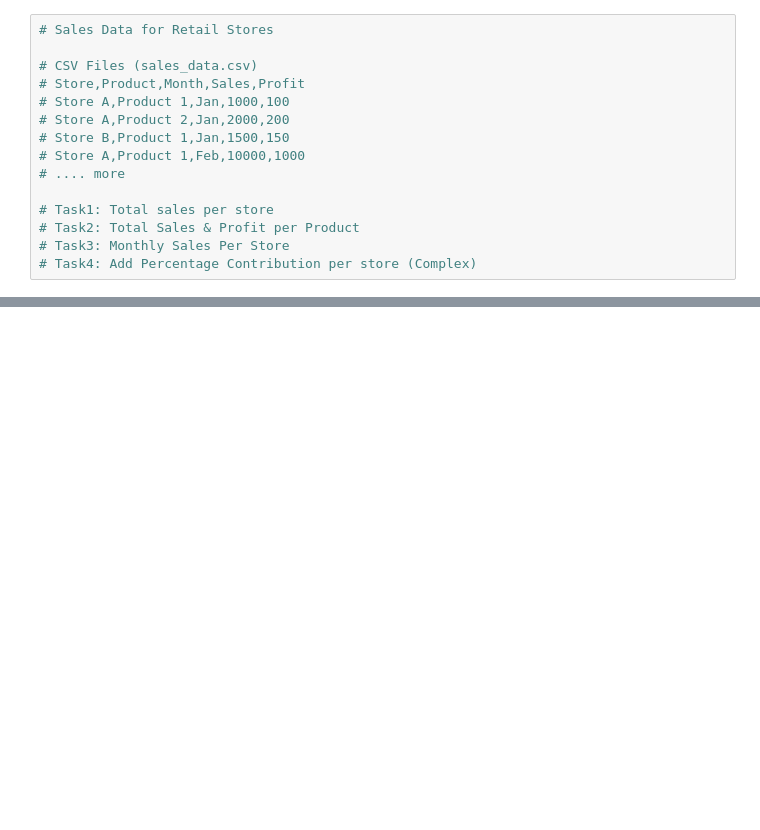
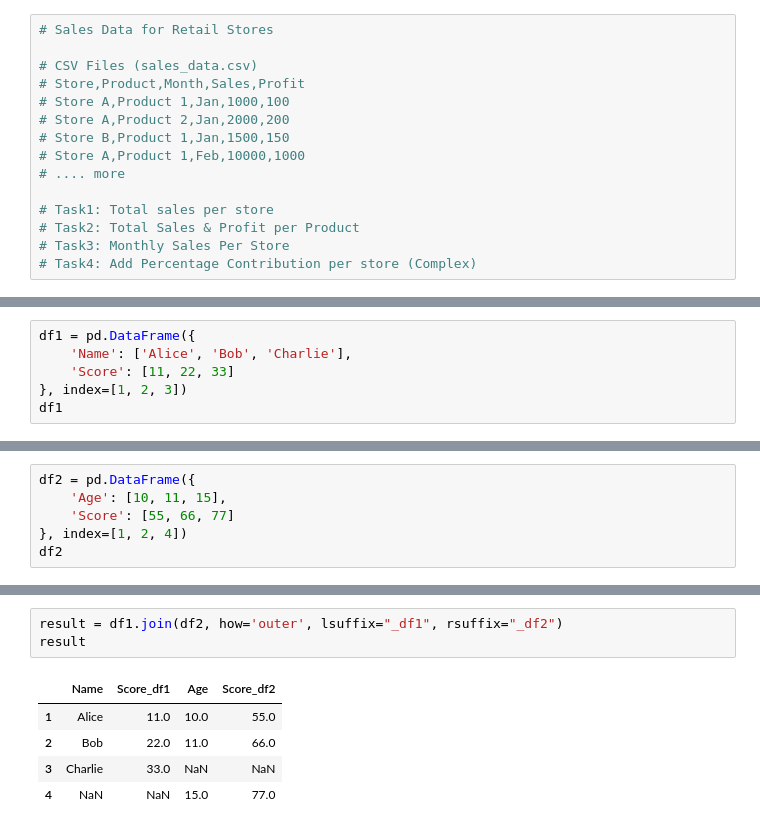
Before and after one commit to mohitsingh109/Learning-Python-March, a Jupyter notebook: Pandas.ipynb, the cells around one changed output, grey strips where cells are left out. Cells and saved outputs as stored; diff of their text form; blank space fills up the shorter version.

Commit message:
Join

```diff
--- a/Pandas.ipynb
+++ b/Pandas.ipynb
@@ -1208,0 +1216,6 @@ grouped
+# %%
+df1 = pd.DataFrame({
+    'Name': ['Alice', 'Bob', 'Charlie'],
+    'Score': [11, 22, 33]
+}, index=[1, 2, 3])
+df1
@@ -1208,0 +1245,6 @@ grouped
+# %%
+df2 = pd.DataFrame({
+    'Age': [10, 11, 15],
+    'Score': [55, 66, 77]
+}, index=[1, 2, 4])
+df2
@@ -1208,0 +1265,9 @@ grouped
+# %%
+result = df1.join(df2, how='outer', lsuffix="_df1", rsuffix="_df2")
+result
+# %% [output]
+|  | Name | Score_df1 | Age | Score_df2 |
+| 1 | Alice | 11.0 | 10.0 | 55.0 |
+| 2 | Bob | 22.0 | 11.0 | 66.0 |
+| 3 | Charlie | 33.0 | NaN | NaN |
+| 4 | NaN | NaN | 15.0 | 77.0 |
```
Also changed, not shown: parts of 16 cells of this notebook, 1 other file.
